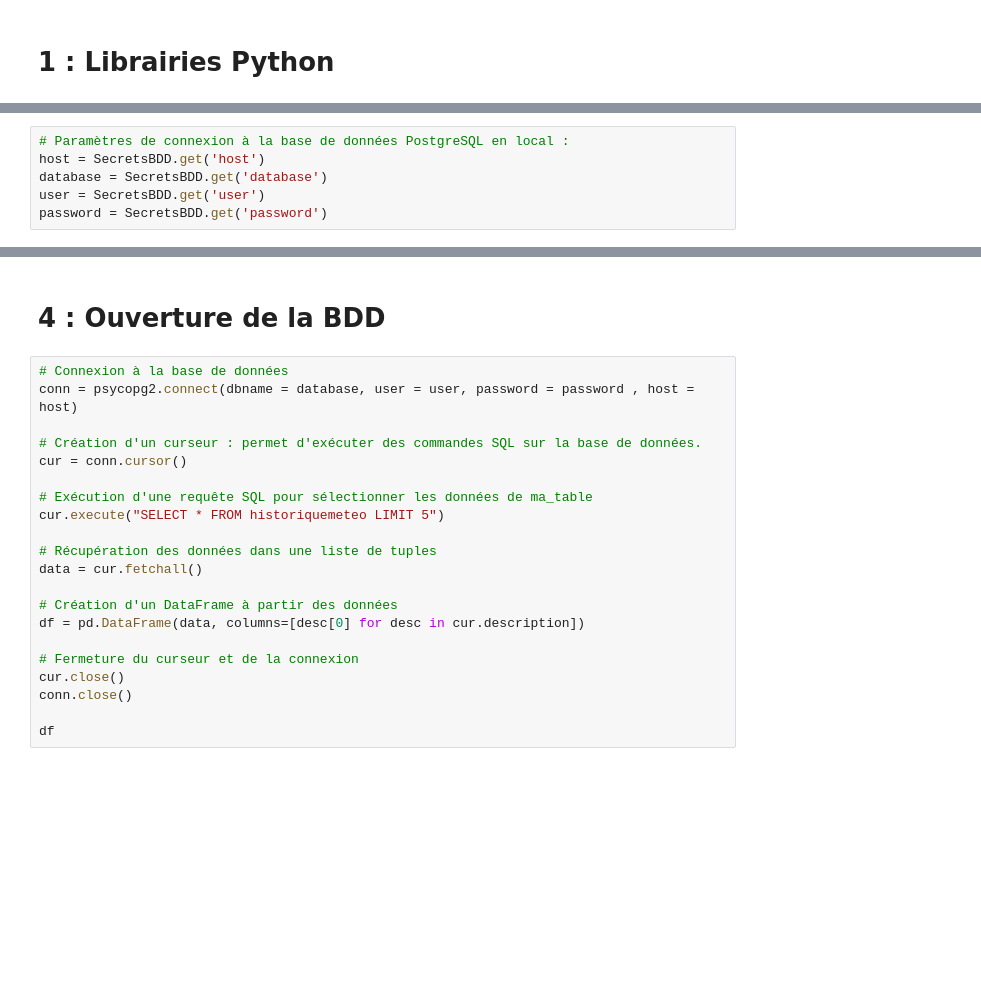
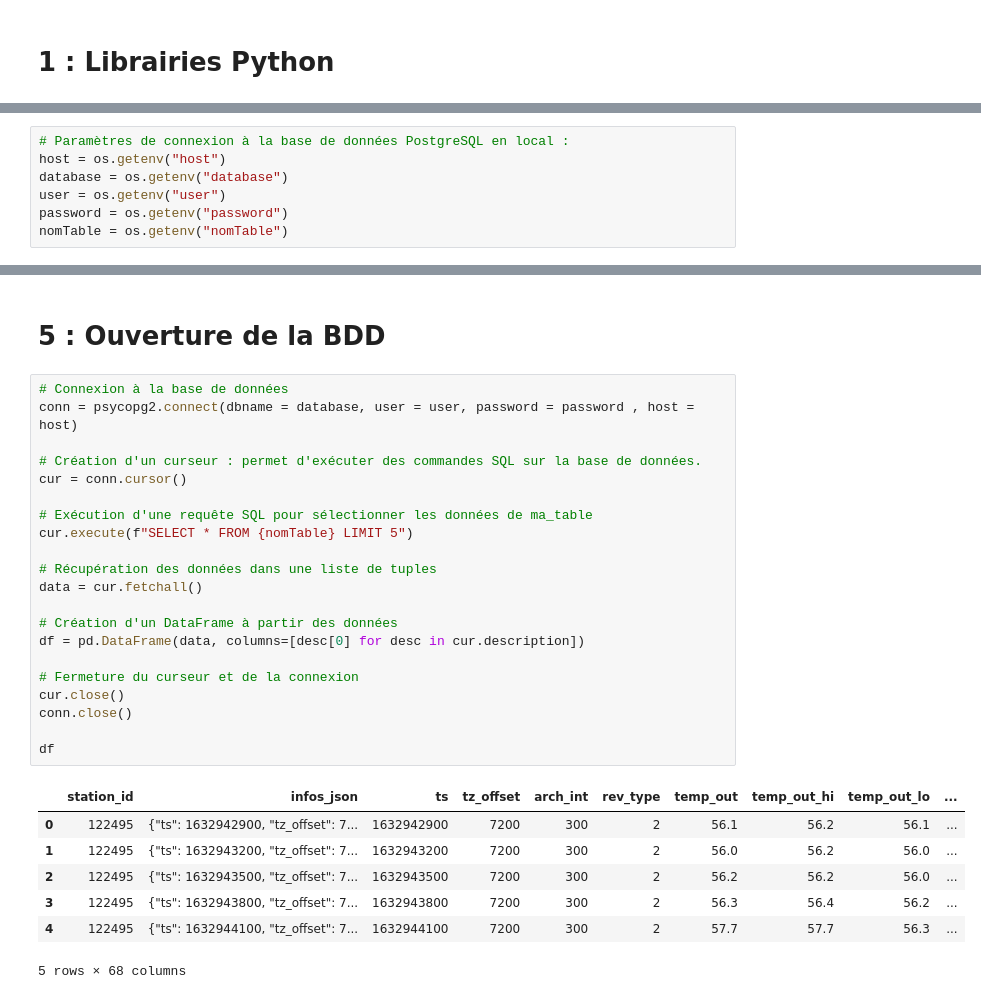
Before and after one commit to lpoaura/weatherlink2pg, a Jupyter notebook: LPO_Historique.ipynb, the cells around one changed output, grey strips where cells are left out. Saved outputs shown, nothing was run; the diff lists cells and outputs as text; blank space fills up the shorter version.

```diff
--- a/LPO_Historique.ipynb
+++ b/LPO_Historique.ipynb
@@ -30,0 +37,7 @@ StationID = SecretsAPI.get('StationID')
+# %%
+# Paramètres de connexion à la base de données PostgreSQL en local :
+host = os.getenv("host")
+database = os.getenv("database")
+user = os.getenv("user")
+password = os.getenv("password")
+nomTable = os.getenv("nomTable")
@@ -94,8 +131,2 @@ dfHistorique.head()
-# %%
-# Paramètres de connexion à la base de données PostgreSQL en local :
-host = SecretsBDD.get('host')
-database = SecretsBDD.get('database')
-user = SecretsBDD.get('user')
-password = SecretsBDD.get('password')
 # %%
 # Début du chronomètre :
@@ -129,26 +162,34 @@ print("Durée d'exécution :", round(execution_time/60,2), "minutes")
 # %% [markdown]
-# 4 : Ouverture de la BDD
+# 5 : Ouverture de la BDD
 # %%
 # Connexion à la base de données
 conn = psycopg2.connect(dbname = database, user = user, password = password , host = host)
 
 # Création d'un curseur : permet d'exécuter des commandes SQL sur la base de données.
 cur = conn.cursor()
 
 # Exécution d'une requête SQL pour sélectionner les données de ma_table
-cur.execute("SELECT * FROM historiquemeteo LIMIT 5")
+cur.execute(f"SELECT * FROM {nomTable} LIMIT 5")
 
 # Récupération des données dans une liste de tuples
 data = cur.fetchall()
 
 # Création d'un DataFrame à partir des données
 df = pd.DataFrame(data, columns=[desc[0] for desc in cur.description])
 
 # Fermeture du curseur et de la connexion
 cur.close()
 conn.close()
 
 df
+# %% [output]
+|  | station_id | infos_json | ts | tz_offset | arch_int | rev_type | temp_out | temp_out_hi | temp_out_lo | ... |
+| 0 | 122495 | {"ts": 1632942900, "tz_offset": 7... | 1632942900 | 7200 | 300 | 2 | 56.1 | 56.2 | 56.1 | ... |
+| 1 | 122495 | {"ts": 1632943200, "tz_offset": 7... | 1632943200 | 7200 | 300 | 2 | 56.0 | 56.2 | 56.0 | ... |
+| 2 | 122495 | {"ts": 1632943500, "tz_offset": 7... | 1632943500 | 7200 | 300 | 2 | 56.2 | 56.2 | 56.0 | ... |
+| 3 | 122495 | {"ts": 1632943800, "tz_offset": 7... | 1632943800 | 7200 | 300 | 2 | 56.3 | 56.4 | 56.2 | ... |
+| 4 | 122495 | {"ts": 1632944100, "tz_offset": 7... | 1632944100 | 7200 | 300 | 2 | 57.7 | 57.7 | 56.3 | ... |
+5 rows × 68 columns
 # %%
 import psycopg2
 
```
Also changed, not shown: parts of 12 cells of this notebook, 3 other files.
